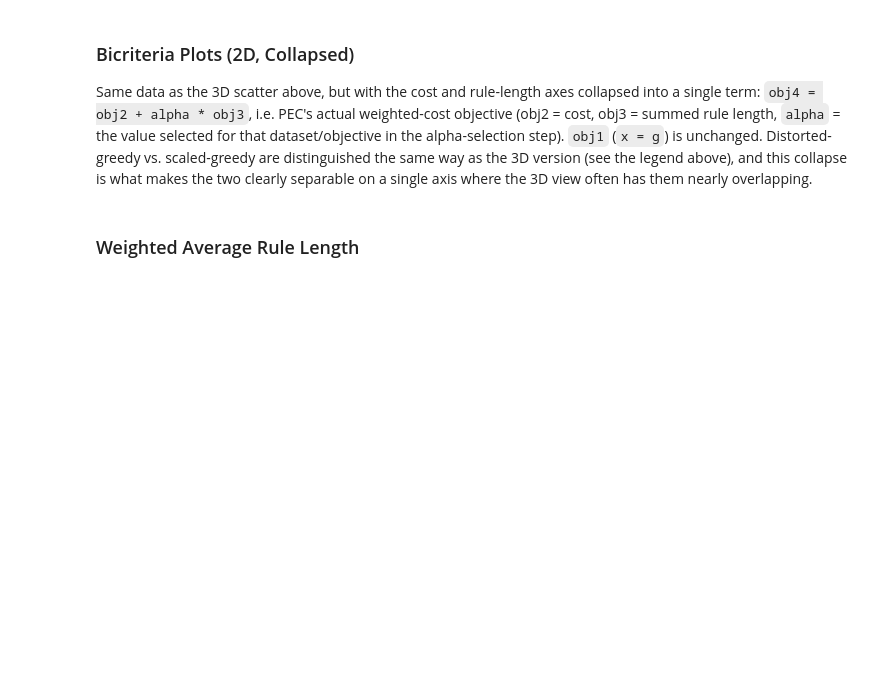
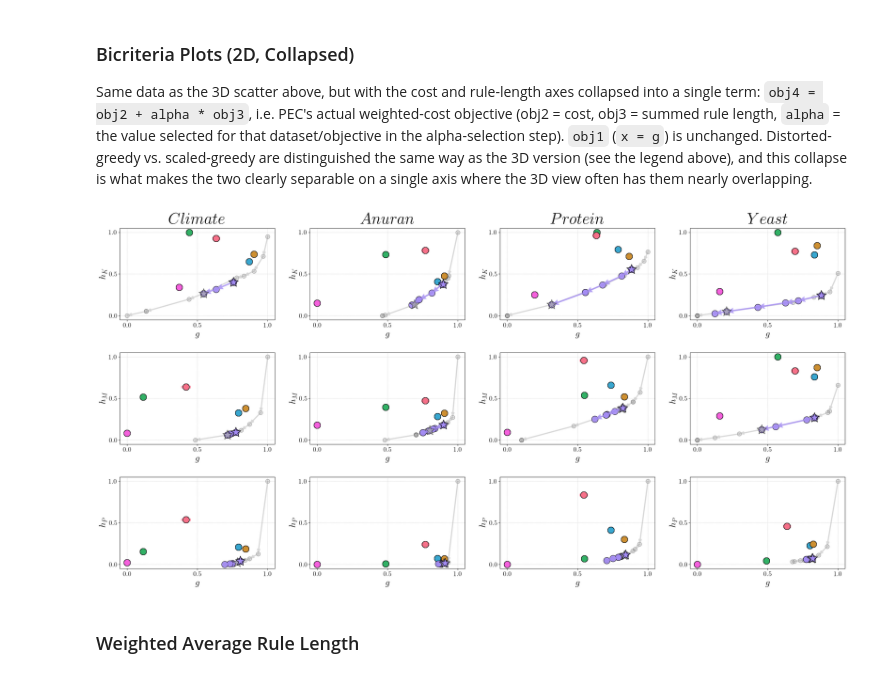
Before and after one commit to kevinqnb/interpretable-clustering, a Jupyter notebook: examples/experiments.ipynb, the cells around one changed output. Cells and saved outputs as stored; diff of their text form; code cells hidden in the pictures; blank space fills up the shorter version.

```diff
--- a/examples/experiments.ipynb
+++ b/examples/experiments.ipynb
@@ -1337,14 +1395,19 @@ for i, (dataset, objective_result_dict) in enumerate(scatter_dict_2d.items()):
             color = color_dict.get(module, 'grey')
 
             if is_scaled:
+                #ax.errorbar(
+                #    x, y4, xerr=x_err, yerr=y4_err, fmt='none',
+                #    ecolor=color, alpha=0.3, capsize=3, zorder=1,
+                #)
                 ax.errorbar(
-                    x, y4, xerr=x_err, yerr=y4_err, fmt='none',
+                    x, y4, xerr=_visible_err(x_err), yerr=_visible_err(y4_err), fmt='none',
                     ecolor=color, alpha=0.3, capsize=3, zorder=1,
                 )
+
                 ax.scatter(
                     x, y4,
                     color=color, marker='o', s=100, alpha=0.35,
-                    edgecolor='none', zorder=2,
+                    edgecolor='black', zorder=2,
                 )
                 if len(lam) > 1:
                     order = np.argsort(lam)
@@ -1369,9 +1432,13 @@ for i, (dataset, objective_result_dict) in enumerate(scatter_dict_2d.items()):
                         alpha=0.7, linewidth=1.0, zorder=5,
                     )
             else:
+                #ax.errorbar(
+                #    x, y4, xerr=x_err, yerr=y4_err, fmt='none',
+                #    ecolor=color, alpha=0.4, capsize=3, zorder=2,
+                #)
                 ax.errorbar(
-                    x, y4, xerr=x_err, yerr=y4_err, fmt='none',
-                    ecolor=color, alpha=0.4, capsize=3, zorder=2,
+                    x, y4, xerr=_visible_err(x_err), yerr=_visible_err(y4_err), fmt='none',
+                    ecolor=color, alpha=0.3, capsize=3, zorder=1,
                 )
                 ax.scatter(
                     x, y4,
@@ -1398,33 +1465,35 @@ for i, (dataset, objective_result_dict) in enumerate(scatter_dict_2d.items()):
 
                 if lambda_star_idx is not None:
                     ax.scatter(
                         x[lambda_star_idx], y4[lambda_star_idx],
                         marker='*', s=600, color=color, edgecolor='black',
                         linewidth=1.2, zorder=6,
                     )
 
         ax.set_xlim(-0.05, 1.05)
         ax.set_ylim(-0.05, 1.05)
         ax.set_xticks([0, 0.5, 1])
         ax.set_yticks([0, 0.5, 1])
         ax.tick_params(axis='both', which='major', labelsize=16)
 
         if j == 0:
             if dataset == "kddcup":
                 ax.set_title(rf"$KDDCup$", pad=10)
             else:
                 ax.set_title(rf"${dataset.capitalize()}$", pad=10)
 
         ax.set_xlabel(r"$g$", fontsize=22)
         ax.set_ylabel(rf"$h_{{{function_name_dict[j]}}}$", fontsize=22)
 
 plt.tight_layout()
 
 #plt.savefig(
 #    "../figures/experiments/bicriteria_2d.pdf",
 #    bbox_inches='tight',
 #    dpi=300
 #)
+# %% [output]
+[figure, added]
 # %% [markdown]
 ### Weighted Average Rule Length
 # %%
```
Also changed, not shown: parts of 32 cells of this notebook, 5 other files.
